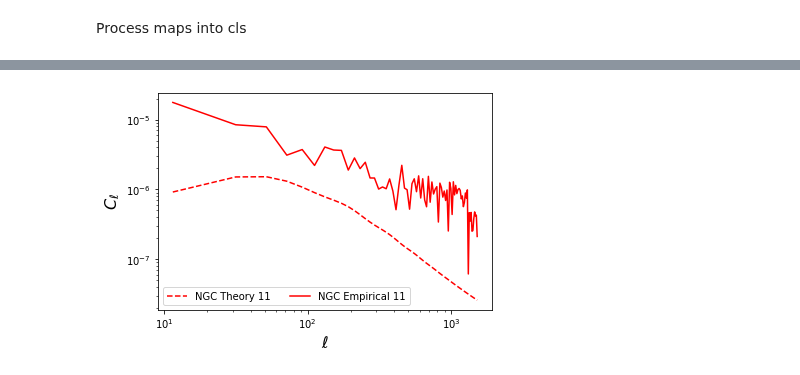
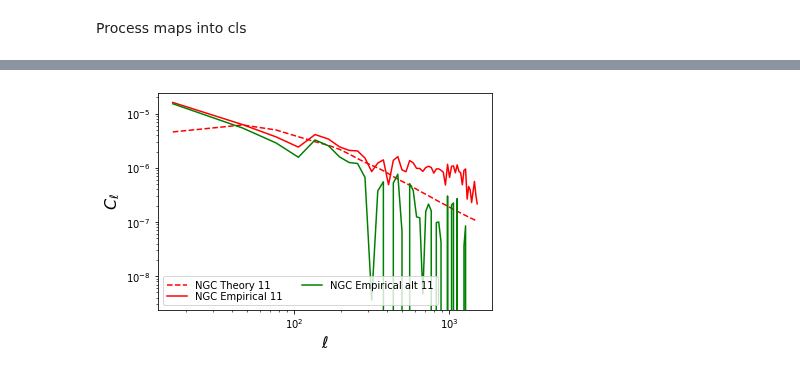
Before and after one commit to Cosmotheka/Cosmotheka, a Jupyter notebook: pipeline/eBOSS_QSO/ccl_quasar.ipynb, the cells around one changed output, grey strips where cells are left out. Cells and saved outputs as stored; diff of their text form; code cells hidden in the pictures.

```diff
--- a/pipeline/eBOSS_QSO/ccl_quasar.ipynb
+++ b/pipeline/eBOSS_QSO/ccl_quasar.ipynb
@@ -24,12 +29,12 @@ SGC_maps = QuasarMapper(input_3, input_4)
 Cosmology
 # %%
 cosmo = ccl.Cosmology(Omega_c=0.27, Omega_b=0.049, h=0.67, sigma8=0.81, n_s=0.96)
-b_ngc = 1.185*np.ones(199)
-b_sgc = 1.1592 *np.ones(199)
+b_ngc = 2.37*np.ones(199)
+b_sgc = 2.32 *np.ones(199)
 # %%
 # Initialize binning scheme with 20 ells per bandpower
 nside = 512
-bands = nmt.NmtBin.from_nside_linear(nside, 20)
+bands = nmt.NmtBin.from_nside_linear(nside, 30)
 # %% [markdown]
 Redshift distributions
 # %%
@@ -185,7 +196,14 @@ SGC_nl_22 = SGC_w_22.decouple_cell(SGC_nl_22)
 NGC_nl_11 = NGC_maps.get_nl(1,1)
 NGC_nl_22 = NGC_maps.get_nl(2,2)
 
+NGC_alt_nl_11 = NGC_maps.get_alt_nl(1,1)
+NGC_alt_nl_22 = NGC_maps.get_alt_nl(2,2)
+
 NGC_nl_11 = NGC_w_11.decouple_cell(NGC_nl_11)
 NGC_nl_22 = NGC_w_22.decouple_cell(NGC_nl_22)
+
+NGC_alt_nl_11 = NGC_w_11.decouple_cell(NGC_alt_nl_11)
+NGC_alt_nl_22 = NGC_w_22.decouple_cell(NGC_alt_nl_22)
+np.savetxt('NGC_nl_11.txt', NGC_nl_11)
 # %%
 SGC_nn_empirical_11 = SGC_empirical_11 - SGC_nl_11
@@ -193,3 +213,5 @@ SGC_nn_empirical_22 = SGC_empirical_22 - SGC_nl_22
 # %%
 NGC_nn_empirical_11 = NGC_empirical_11 - NGC_nl_11
+NGC_nn_empirical_alt_11 = NGC_empirical_11 - NGC_alt_nl_11
 NGC_nn_empirical_22 = NGC_empirical_22 - NGC_nl_22
+NGC_nn_empirical_alt_22 = NGC_empirical_22 - NGC_alt_nl_22
@@ -196,14 +229,15 @@ NGC_nn_empirical_22 = NGC_empirical_22 - NGC_nl_22
 # %%
 plt.plot(ell_arr, NGC_theory_11, 'r--', label='NGC Theory 11')
 plt.plot(ell_arr, NGC_nn_empirical_11[0], 'r-', label='NGC Empirical 11')
+plt.plot(ell_arr, NGC_nn_empirical_alt_11[0], 'g-', label='NGC Empirical alt 11')
 
 plt.loglog()
 plt.xlabel('$\\ell$', fontsize=16)
 plt.ylabel('$C_\\ell$', fontsize=16)
 plt.legend(loc='lower left', ncol=2, labelspacing=0.1)
 plt.show()
 # %% [output]
-[figure, old version]
+[figure, new version]
 # %%
 plt.plot(ell_arr, SGC_theory_11, 'r--', label='SGC Theory 11')
 plt.plot(ell_arr, SGC_nn_empirical_11[0], 'r-', label='SGC Empirical 11')
```
Also changed, not shown: parts of 9 cells of this notebook, 1 other file.
